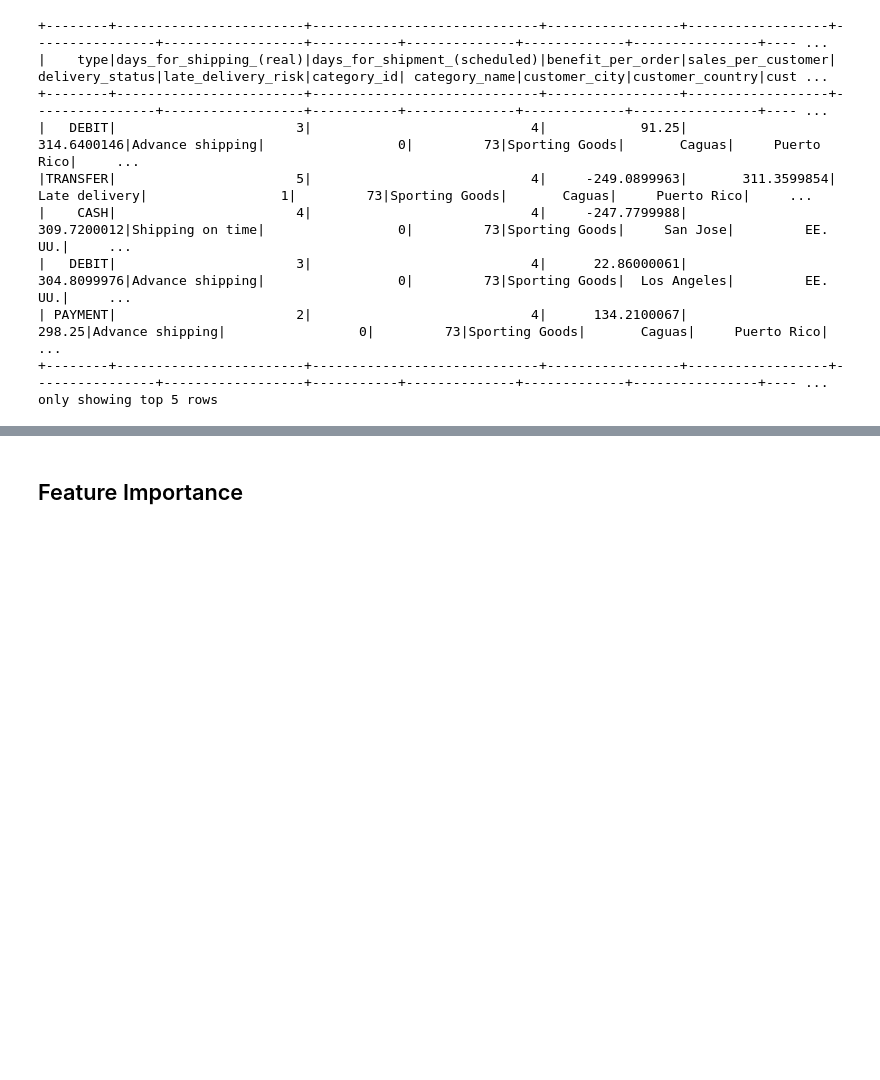
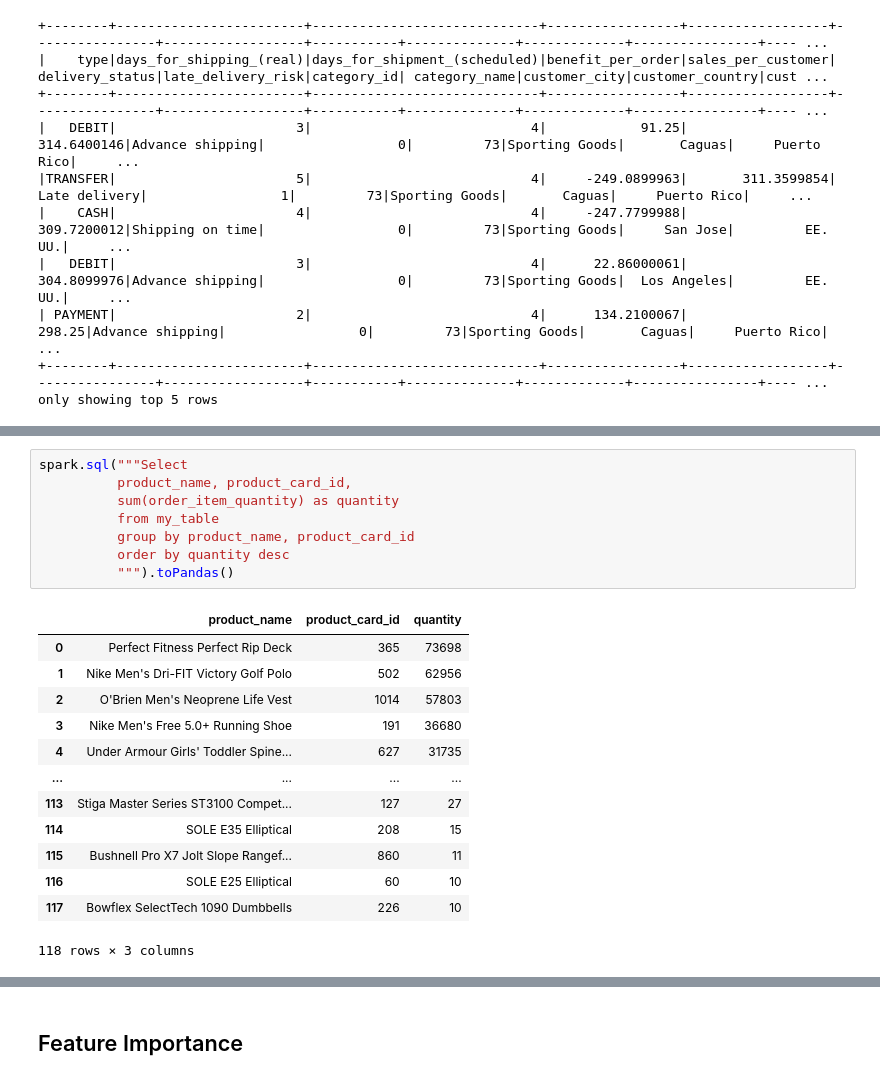
Before and after one commit to SunithAreng/DSS_Project_DataCo, a Jupyter notebook: Exploration.ipynb, the cells around one changed output, grey strips where cells are left out. Drawn from its saved outputs; the diff is of its cells as text; blank space fills up the shorter version.

```diff
--- a/Exploration.ipynb
+++ b/Exploration.ipynb
@@ -617,3 +691,25 @@ only showing top 5 rows
+# %%
+spark.sql("""Select
+          product_name, product_card_id,
+          sum(order_item_quantity) as quantity
+          from my_table
+          group by product_name, product_card_id
+          order by quantity desc
+          """).toPandas()
+# %% [output]
+|  | product_name | product_card_id | quantity |
+| 0 | Perfect Fitness Perfect Rip Deck | 365 | 73698 |
+| 1 | Nike Men's Dri-FIT Victory Golf Polo | 502 | 62956 |
+| 2 | O'Brien Men's Neoprene Life Vest | 1014 | 57803 |
+| 3 | Nike Men's Free 5.0+ Running Shoe | 191 | 36680 |
+| 4 | Under Armour Girls' Toddler Spine... | 627 | 31735 |
+| ... | ... | ... | ... |
+| 113 | Stiga Master Series ST3100 Compet... | 127 | 27 |
+| 114 | SOLE E35 Elliptical | 208 | 15 |
+| 115 | Bushnell Pro X7 Jolt Slope Rangef... | 860 | 11 |
+| 116 | SOLE E25 Elliptical | 60 | 10 |
+| 117 | Bowflex SelectTech 1090 Dumbbells | 226 | 10 |
+118 rows × 3 columns
 # %%
 demand = spark.sql("""
           Select order_date,
```
Also changed, not shown: parts of 10 cells of this notebook, 2 other files.
